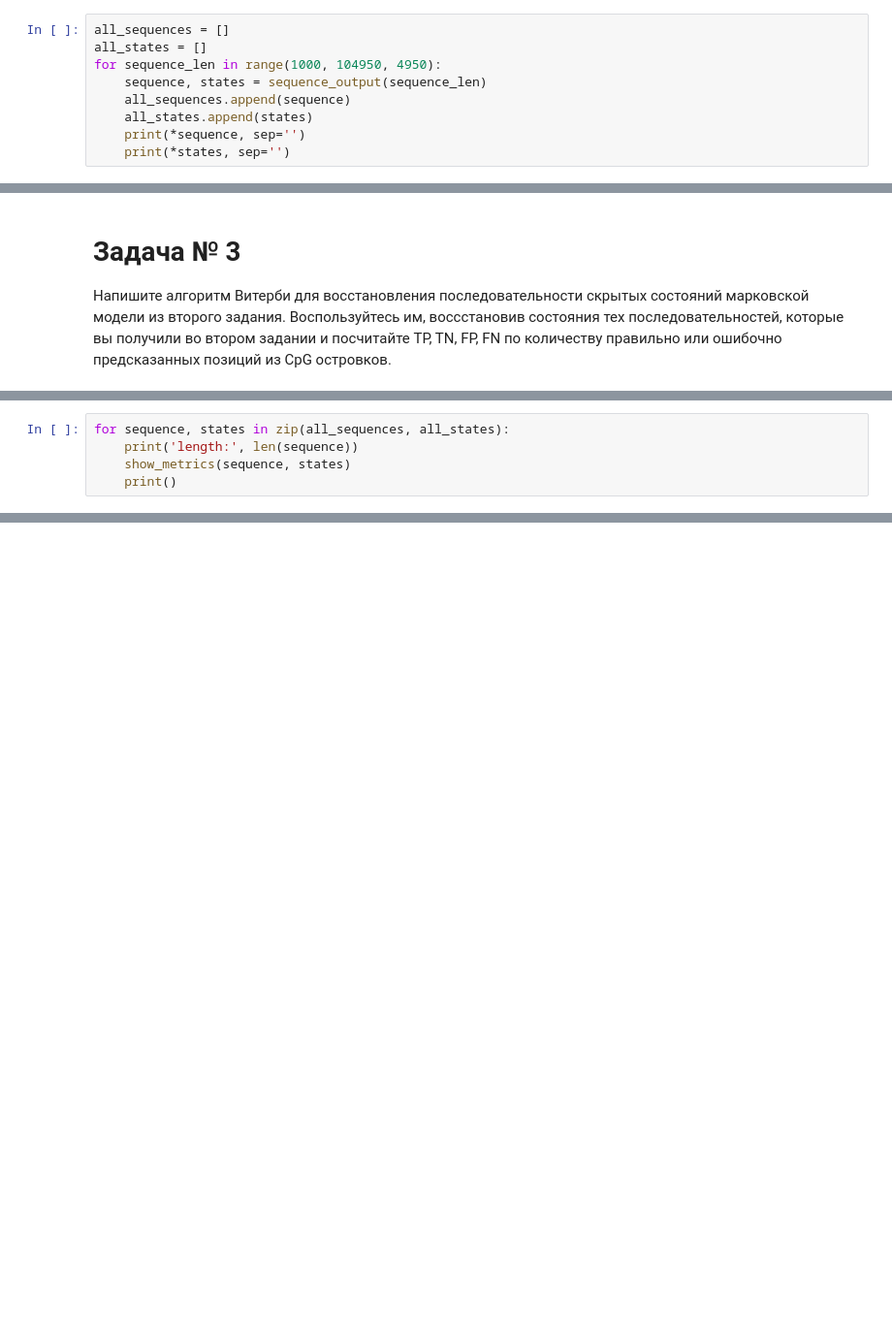
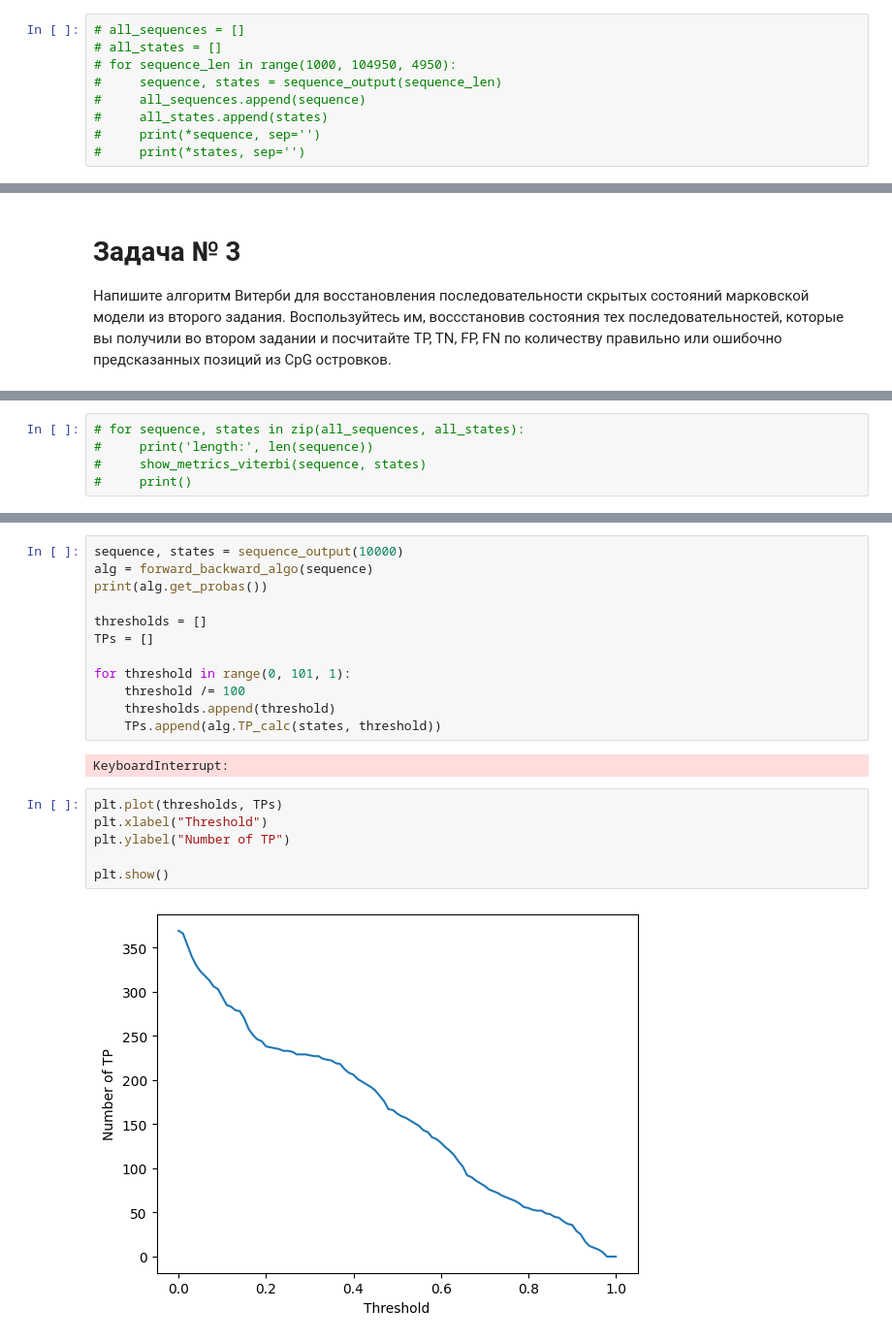
Before and after one commit to wwapper/BioinformaticsCourse2024PK, a Jupyter notebook: homework/1_4/Solution.ipynb, the cells around one changed output, grey strips where cells are left out. Shown at 97% size. Drawn from its saved outputs; the diff is of its cells as text; blank space fills up the shorter version.

```diff
--- a/homework/1_4/Solution.ipynb
+++ b/homework/1_4/Solution.ipynb
@@ -250,11 +255,11 @@ def sequence_output(sequence_len):
         states.append(i[1])
     return sequence, states
 # %%
-all_sequences = []
-all_states = []
-for sequence_len in range(1000, 104950, 4950):
-    sequence, states = sequence_output(sequence_len)
-    all_sequences.append(sequence)
-    all_states.append(states)
-    print(*sequence, sep='')
-    print(*states, sep='')
+# all_sequences = []
+# all_states = []
+# for sequence_len in range(1000, 104950, 4950):
+#     sequence, states = sequence_output(sequence_len)
+#     all_sequences.append(sequence)
+#     all_states.append(states)
+#     print(*sequence, sep='')
+#     print(*states, sep='')
@@ -335,5 +320,5 @@ def show_metrics(sequence, states):
 # %%
-for sequence, states in zip(all_sequences, all_states):
-    print('length:', len(sequence))
-    show_metrics(sequence, states)
-    print()
+# for sequence, states in zip(all_sequences, all_states):
+#     print('length:', len(sequence))
+#     show_metrics_viterbi(sequence, states)
+#     print()
@@ -357,0 +390,22 @@ accuracy 0.91155
+# %%
+sequence, states = sequence_output(10000)
+alg = forward_backward_algo(sequence)
+print(alg.get_probas())
+
+thresholds = []
+TPs = []
+
+for threshold in range(0, 101, 1):
+    threshold /= 100
+    thresholds.append(threshold)
+    TPs.append(alg.TP_calc(states, threshold))
+# %% [output]
+KeyboardInterrupt:
+# %%
+plt.plot(thresholds, TPs)
+plt.xlabel("Threshold")
+plt.ylabel("Number of TP")
+
+plt.show()
+# %% [output]
+[figure, added]
```
Also changed, not shown: parts of 7 cells of this notebook.
